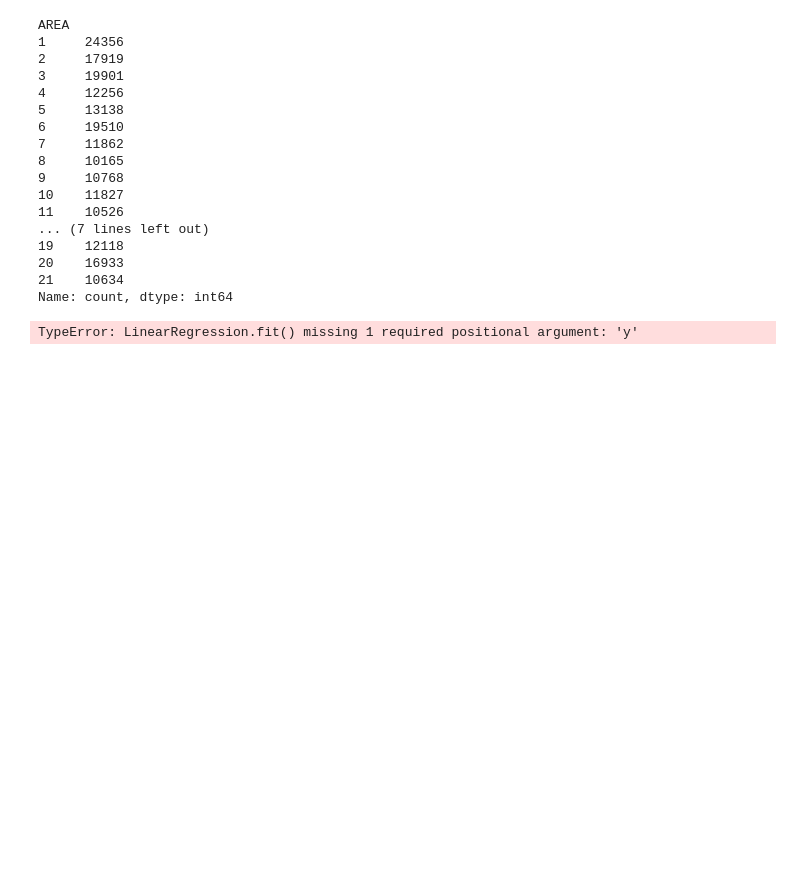
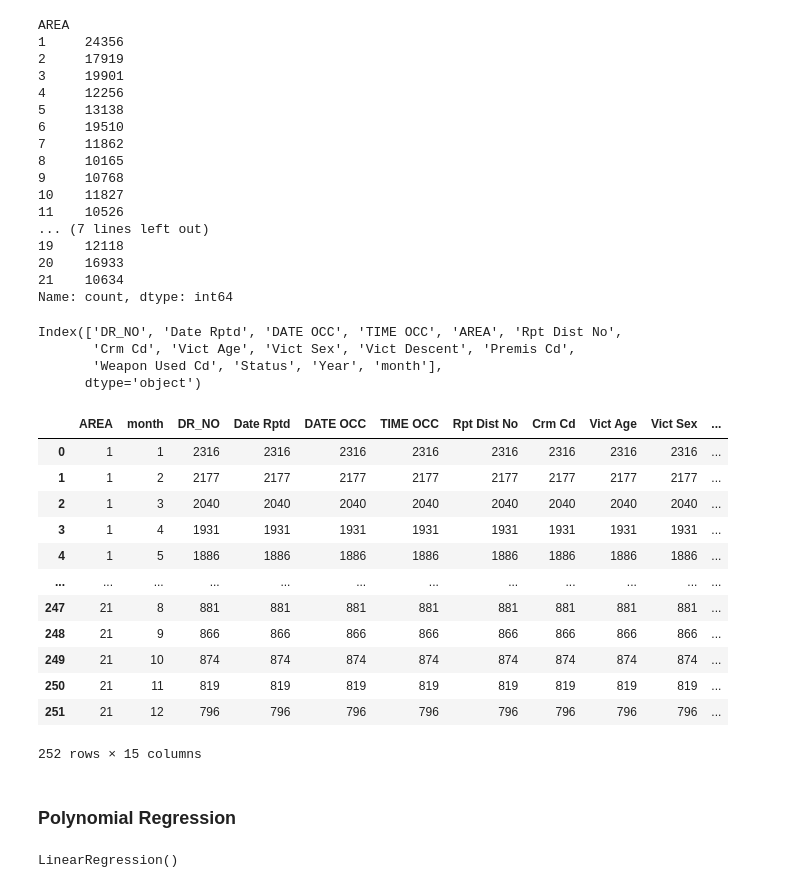
Before and after one commit to kavioleta08/Actividad2, a Jupyter notebook: Activity 2_ Regressions.ipynb, the cells around one changed output. Drawn from its saved outputs; the diff is of its cells as text; code cells hidden in the pictures; blank space fills up the shorter version.

```diff
--- a/Activity 2_ Regressions.ipynb
+++ b/Activity 2_ Regressions.ipynb
@@ -579,11 +569,10 @@ AREA
 20    16933
 21    10634
 Name: count, dtype: int64
-# %%
-from sklearn.linear_model import LinearRegression
-
-poly_reg_model = LinearRegression()
-
-poly_reg_model.fit(1, )
-# %% [output]
-TypeError: LinearRegression.fit() missing 1 required positional argument: 'y'
+# %%
+cl_data.columns
+# %% [output]
+Index(['DR_NO', 'Date Rptd', 'DATE OCC', 'TIME OCC', 'AREA', 'Rpt Dist No',
+       'Crm Cd', 'Vict Age', 'Vict Sex', 'Vict Descent', 'Premis Cd',
+       'Weapon Used Cd', 'Status', 'Year', 'month'],
+      dtype='object')
@@ -589,0 +583,16 @@ TypeError: LinearRegression.fit() missing 1 required positional argument: 'y'
+# %%
+temp[['AREA','month','DR_NO']]
+# %% [output]
+|  | AREA | month | DR_NO | Date Rptd | DATE OCC | TIME OCC | Rpt Dist No | Crm Cd | Vict Age | Vict Sex | ... |
+| 0 | 1 | 1 | 2316 | 2316 | 2316 | 2316 | 2316 | 2316 | 2316 | 2316 | ... |
+| 1 | 1 | 2 | 2177 | 2177 | 2177 | 2177 | 2177 | 2177 | 2177 | 2177 | ... |
+| 2 | 1 | 3 | 2040 | 2040 | 2040 | 2040 | 2040 | 2040 | 2040 | 2040 | ... |
+| 3 | 1 | 4 | 1931 | 1931 | 1931 | 1931 | 1931 | 1931 | 1931 | 1931 | ... |
+| 4 | 1 | 5 | 1886 | 1886 | 1886 | 1886 | 1886 | 1886 | 1886 | 1886 | ... |
+| ... | ... | ... | ... | ... | ... | ... | ... | ... | ... | ... | ... |
+| 247 | 21 | 8 | 881 | 881 | 881 | 881 | 881 | 881 | 881 | 881 | ... |
+| 248 | 21 | 9 | 866 | 866 | 866 | 866 | 866 | 866 | 866 | 866 | ... |
+| 249 | 21 | 10 | 874 | 874 | 874 | 874 | 874 | 874 | 874 | 874 | ... |
+| 250 | 21 | 11 | 819 | 819 | 819 | 819 | 819 | 819 | 819 | 819 | ... |
+| 251 | 21 | 12 | 796 | 796 | 796 | 796 | 796 | 796 | 796 | 796 | ... |
+252 rows × 15 columns
@@ -589,0 +603,14 @@ TypeError: LinearRegression.fit() missing 1 required positional argument: 'y'
+# %% [markdown]
+### Polynomial Regression
+# %%
+# Fitting Polynomial Regression to the dataset
+from sklearn.preprocessing import PolynomialFeatures
+
+poly = PolynomialFeatures(degree=4)
+X_poly = poly.fit_transform(x_train)
+
+poly.fit(X_poly, y_train)
+lin2 = LinearRegression()
+lin2.fit(X_poly,y_train)
+# %% [output]
+LinearRegression()
```
Also changed, not shown: parts of 17 cells of this notebook.
